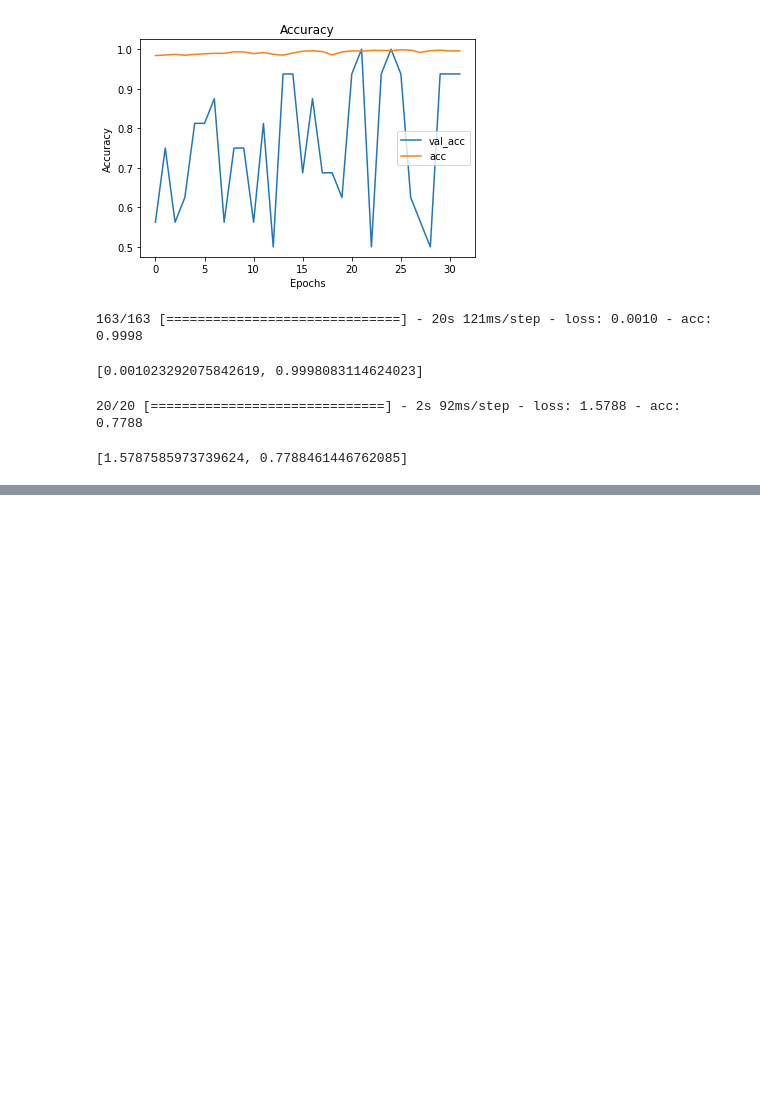
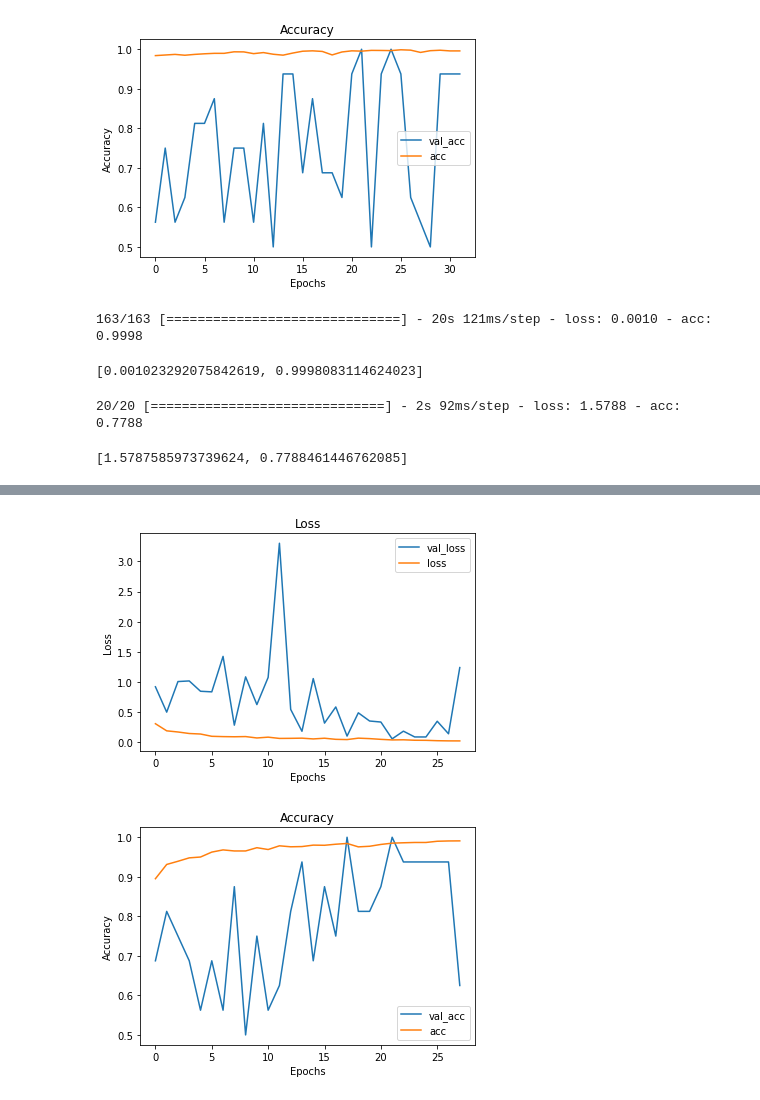
Before and after one commit to klsalcedo/image_classification, a Jupyter notebook: image_class.ipynb, the cells around one changed output, grey strips where cells are left out. Cells and saved outputs as stored; diff of their text form; code cells hidden in the pictures; blank space fills up the shorter version.

```diff
--- a/image_class.ipynb
+++ b/image_class.ipynb
@@ -471,0 +542,28 @@ model.add(layers.Dense(1, activation='sigmoid'))
+# %%
+early_stopping = EarlyStopping(monitor = 'val_acc', patience=10)
+lr_rate = LearningRateScheduler(exp_decay)
+callback_list = [early_stopping, lr_rate]
+# %%
+model4 = models.Sequential()
+model4.add(layers.Conv2D(32, (3, 3), activation='relu',
+                         input_shape=(64, 64, 3)))
+model4.add(layers.BatchNormalization())
+model4.add(layers.Conv2D(32, (3, 3), activation='relu'))
+model4.add(layers.BatchNormalization())
+model4.add(layers.MaxPooling2D((2, 2)))
+model4.add(layers.Dropout(0.2))
+
+model4.add(layers.Conv2D(64, (3, 3), activation='relu'))
+model4.add(layers.BatchNormalization())
+model4.add(layers.Conv2D(64, (3, 3), activation='relu'))
+model4.add(layers.BatchNormalization())
+model4.add(layers.MaxPooling2D((2, 2)))
+model4.add(layers.Dropout(0.3))
+
+model4.add(layers.Flatten())
+model4.add(layers.Dense(128, activation='relu'))
+model4.add(layers.BatchNormalization())
+model4.add(layers.Dropout(0.4))
+model4.add(layers.Dense(1, activation='sigmoid'))
+
+model4.summary()
@@ -472,6 +588,2 @@ model.add(layers.Dense(1, activation='sigmoid'))
 # %%
-from keras import optimizers
-
-model.compile(loss='binary_crossentropy',
-              optimizer=optimizers.RMSprop(lr=1e-4),
-              metrics=['acc'])
+model4.compile(loss='binary_crossentropy', optimizer='adam', metrics=['acc'])
@@ -497,0 +592,4 @@ _________________________________________________________________
+# %%
+results4 = model4.fit(train_images, train_label_final,
+                     epochs=100, callbacks=callback_list,
+                     validation_data=(val_images, val_label_final))
@@ -497,0 +614,5 @@ _________________________________________________________________
+# %%
+visualize_training_results(results4)
+# %% [output]
+[figure, added]
+[figure, added]
```
Also changed, not shown: parts of 21 cells of this notebook, 1 other file.
